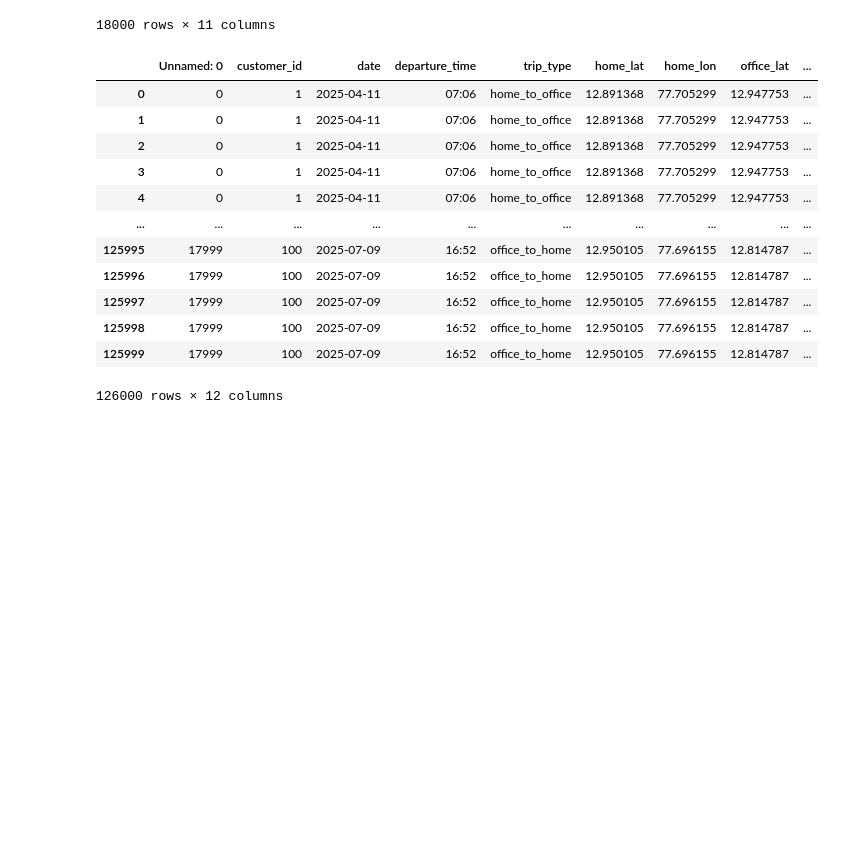
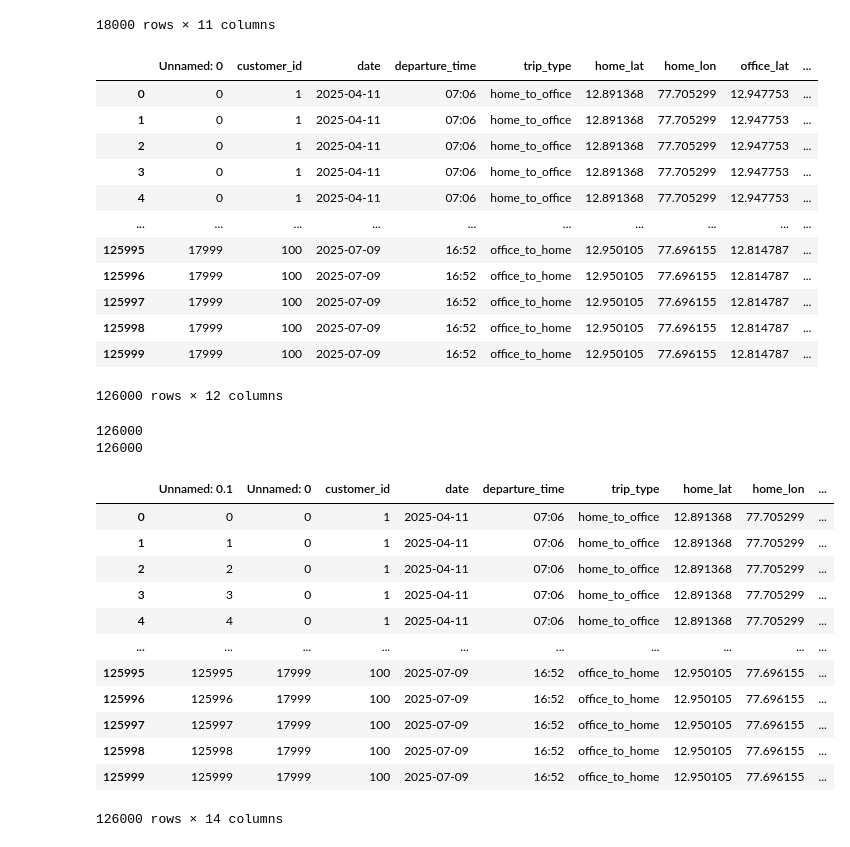
Before and after one commit to praveen-codes1/28JupiterJupyter, a Jupyter notebook: sample dataset.ipynb, the cells around one changed output. Drawn from its saved outputs; the diff is of its cells as text; code cells hidden in the pictures; blank space fills up the shorter version.

Commit message:
commit with final data set

```diff
--- a/sample dataset.ipynb
+++ b/sample dataset.ipynb
@@ -320,3 +320,80 @@ display(df_merged2)
 126000 rows × 12 columns
 # %%
 df_merged2.to_csv("../JJ_ETA/Data/distance_and_time_verified.csv")
+# %%
+import numpy as np
+from datetime import datetime, timedelta
+
+df_final = pd.read_csv('../JJ_ETA/Data/distance_and_time_verified.csv')
+print(df_final.shape[0])
+
+# Display the first few rows of the dataset to understand its structure
+df_final.head()
+# Function to calculate traffic factor based on day of the week and departure time
+# Function to calculate traffic factor based on Bangalore's traffic patterns
+def calculate_bangalore_traffic_factor(day_of_week, departure_time):
+    # Define peak and off-peak hours for Bangalore's traffic
+    morning_peak = range(7, 10)  # 7 AM to 10 AM (Morning rush hour)
+    evening_peak = range(17, 21)  # 5 PM to 8 PM (Evening rush hour)
+    off_peak = range(12, 16)  # 12 PM to 4 PM (Afternoon, lighter traffic)
+
+    # Base traffic factor
+    traffic_factor = 1.0
+
+    # Weekdays (Monday to Friday)
+    if day_of_week < 5:
+        # Higher traffic during peak hours
+        if int(departure_time.split(':')[0]) in morning_peak or int(departure_time.split(':')[0]) in evening_peak:
+            traffic_factor = 1.8  # Increase traffic during rush hours
+        elif int(departure_time.split(':')[0]) in off_peak:
+            traffic_factor = 1.2  # Moderate traffic during off-peak hours
+    # Weekends (Saturday and Sunday)
+    else:
+        # Moderate traffic during weekends, higher in the evening
+        if int(departure_time.split(':')[0]) in morning_peak or int(departure_time.split(':')[0]) in evening_peak:
+            traffic_factor = 1.5  # Moderate traffic during peak hours
+        elif int(departure_time.split(':')[0]) in off_peak:
+            traffic_factor = 1.1  # Lighter traffic during afternoon
+
+    # Add noise to the traffic factor to account for unpredictability
+    noise = np.random.uniform(0.95, 1.05)  # Noise between 0.95 and 1.05
+    return traffic_factor * noise
+
+# Apply the new traffic factor based on Bangalore traffic patterns and calculate arrival time
+def calculate_bangalore_arrival_time(row):
+    baseline_duration = row['distance_km'] * 5  # Example: 5 minutes per km (baseline)
+    traffic_factor = calculate_bangalore_traffic_factor(row['day_of_week'], row['departure_time'])
+
+    # Adjust the baseline duration with the traffic factor
+    adjusted_duration = baseline_duration * traffic_factor
+
+    # Add the duration to the departure time
+    departure_time_obj = datetime.strptime(row['departure_time'], "%H:%M")
+    arrival_time_obj = departure_time_obj + timedelta(minutes=adjusted_duration)
+
+    # Return the new arrival time in HH:MM format
+    return arrival_time_obj.strftime("%H:%M")
+
+# Apply the function to create the new column 'arrival_time' based on Bangalore's traffic
+df_final['arrival_time'] = df_final.apply(calculate_bangalore_arrival_time, axis=1)
+
+# Display the updated dataframe with the new 'arrival_time' column
+print(df_final.shape[0])
+display(df_final)
+df_final.to_csv("../JJ_ETA/Data/Final_distance_and_time_verified.csv")
+# %% [output]
+126000
+126000
+|  | Unnamed: 0.1 | Unnamed: 0 | customer_id | date | departure_time | trip_type | home_lat | home_lon | ... |
+| 0 | 0 | 0 | 1 | 2025-04-11 | 07:06 | home_to_office | 12.891368 | 77.705299 | ... |
+| 1 | 1 | 0 | 1 | 2025-04-11 | 07:06 | home_to_office | 12.891368 | 77.705299 | ... |
+| 2 | 2 | 0 | 1 | 2025-04-11 | 07:06 | home_to_office | 12.891368 | 77.705299 | ... |
+| 3 | 3 | 0 | 1 | 2025-04-11 | 07:06 | home_to_office | 12.891368 | 77.705299 | ... |
+| 4 | 4 | 0 | 1 | 2025-04-11 | 07:06 | home_to_office | 12.891368 | 77.705299 | ... |
+| ... | ... | ... | ... | ... | ... | ... | ... | ... | ... |
+| 125995 | 125995 | 17999 | 100 | 2025-07-09 | 16:52 | office_to_home | 12.950105 | 77.696155 | ... |
+| 125996 | 125996 | 17999 | 100 | 2025-07-09 | 16:52 | office_to_home | 12.950105 | 77.696155 | ... |
+| 125997 | 125997 | 17999 | 100 | 2025-07-09 | 16:52 | office_to_home | 12.950105 | 77.696155 | ... |
+| 125998 | 125998 | 17999 | 100 | 2025-07-09 | 16:52 | office_to_home | 12.950105 | 77.696155 | ... |
+| 125999 | 125999 | 17999 | 100 | 2025-07-09 | 16:52 | office_to_home | 12.950105 | 77.696155 | ... |
+126000 rows × 14 columns
```
Also changed, not shown: parts of 1 cell of this notebook, 2 other files.
